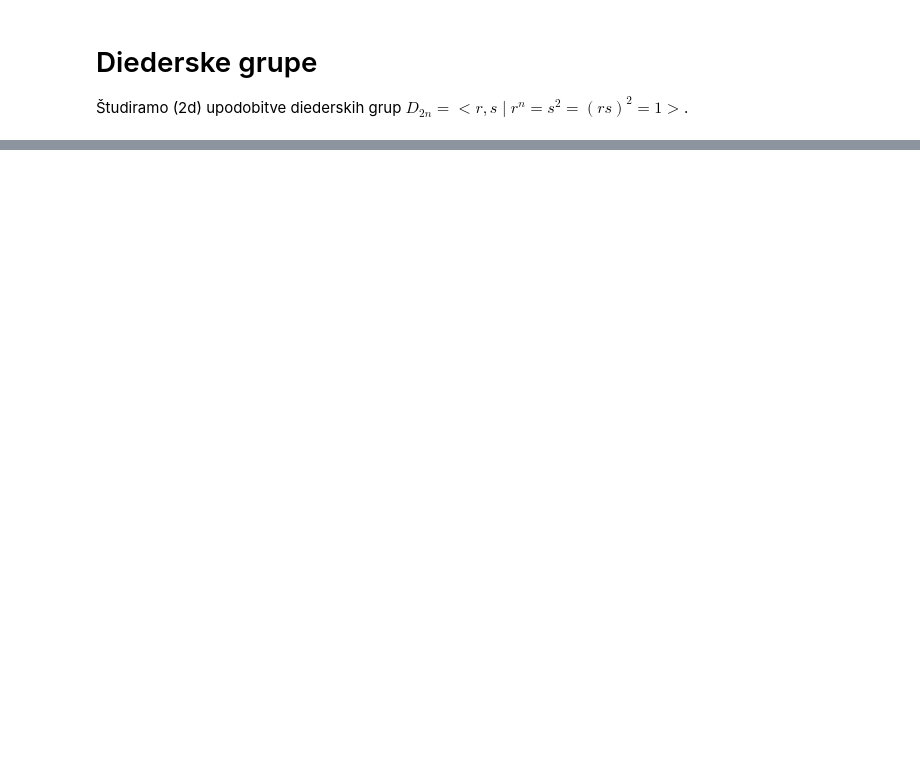
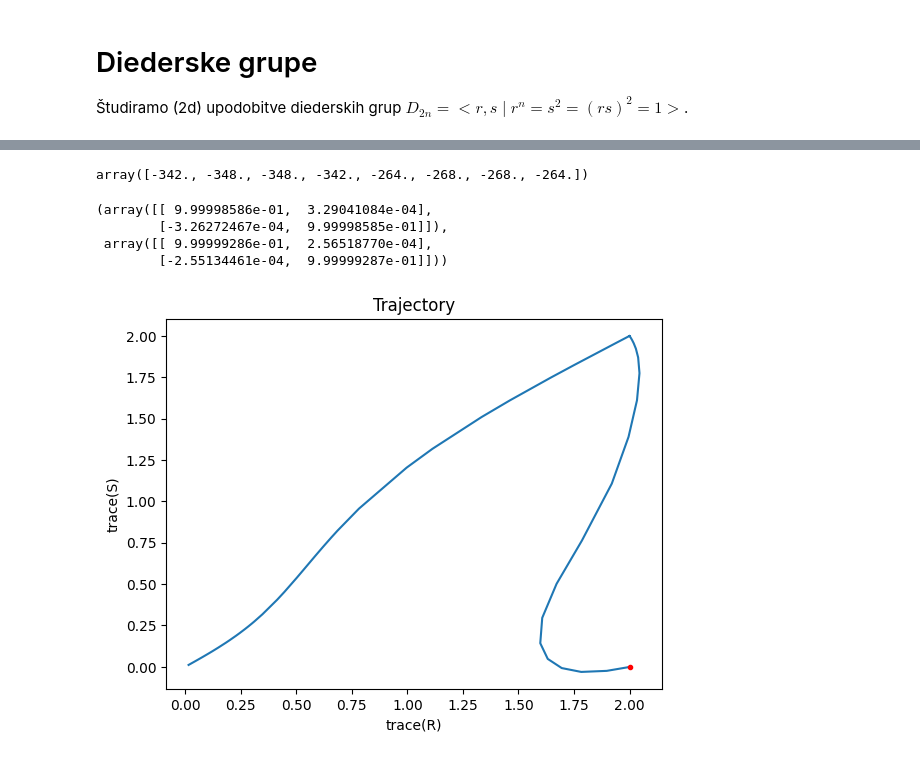
Before and after one commit to urhprimozic/gofi, a Jupyter notebook: src/ode/dihedral_groups.ipynb, the cells around one changed output, grey strips where cells are left out. Drawn from its saved outputs; the diff is of its cells as text; code cells hidden in the pictures; blank space fills up the shorter version.

```diff
--- a/src/ode/dihedral_groups.ipynb
+++ b/src/ode/dihedral_groups.ipynb
@@ -40,0 +62,71 @@ Tako je TODO
+# %%
+R = np.random.rand(2,2)
+S = np.random.rand(2,2)
+# %%
+# poženi solve_ivp
+from scipy.integrate import solve_ivp
+n= 3
+dim = 2
+t_max = 10
+def neg_grad(t, z):
+    R = np.reshape(z[:len(z)//2], (dim, dim))
+    S = np.reshape(z[len(z)//2:], (dim, dim))
+
+    dR = -d_Lrel_dR(R,S, n)
+    dS =  -d_Lrel_dS(R, S)
+    return np.concatenate((dR, dS), axis=None)
+
+R0= np.random.rand(2,2)*10
+#S0= np.random.rand(2,2)*10
+S0 = np.array([[0,1.2],[1.2,0]])
+R0 = np.array([[1, 0.5],[0.5, 1]])
+
+P0 = np.concatenate((R0, S0), axis=None)
+# %% [output]
+array([-342., -348., -348., -342., -264., -268., -268., -264.])
+# %%
+solution = solve_ivp(neg_grad, (0, t_max), P0)#, method='Radau')
+# %%
+def get_matrices(solution_y, index):
+      z = solution_y.transpose()[index]
+      R = np.reshape(z[:len(z)//2], (dim, dim))
+      S = np.reshape(z[len(z)//2:], (dim, dim))
+      return R, S
+def get_characters(solution_y):
+    solutions = solution_y.transpose()
+    char_R = []
+    char_S=[]
+    for z in solutions:
+            R = np.reshape(z[:len(z)//2], (dim, dim))
+            S = np.reshape(z[len(z)//2:], (dim, dim))
+            char_R.append(np.trace(R))
+            char_S.append(np.trace(S))
+
+    return char_R, char_S
+
+charR, charS = get_characters(solution.y)
+# %%
+get_matrices(solution.y, 50)
+# %% [output]
+(array([[ 9.99998586e-01,  3.29041084e-04],
+        [-3.26272467e-04,  9.99998585e-01]]),
+ array([[ 9.99999286e-01,  2.56518770e-04],
+        [-2.55134461e-04,  9.99999287e-01]]))
+# %%
+import matplotlib.pyplot as plt
+
+
+plt.plot(charR, charS)
+cmap = plt.get_cmap('viridis')
+norm = plt.Normalize(vmin=0, vmax=t_max)  # Normalize based on time range
+# plot initial step
+plt.plot(charR[0], charS[0], 'ro', label='Initial point', markersize=3)
+for index, (cR, cS) in enumerate(zip(charR, charS)):
+    plt.plot(cR, cS, color=cmap(norm(solution.t[index])), lw=2)
+
+plt.xlabel('trace(R)')
+plt.ylabel('trace(S)')
+plt.title('Trajectory')
+plt.show()
+# %% [output]
+[figure, added]
```
Also changed, not shown: parts of 6 cells of this notebook.
